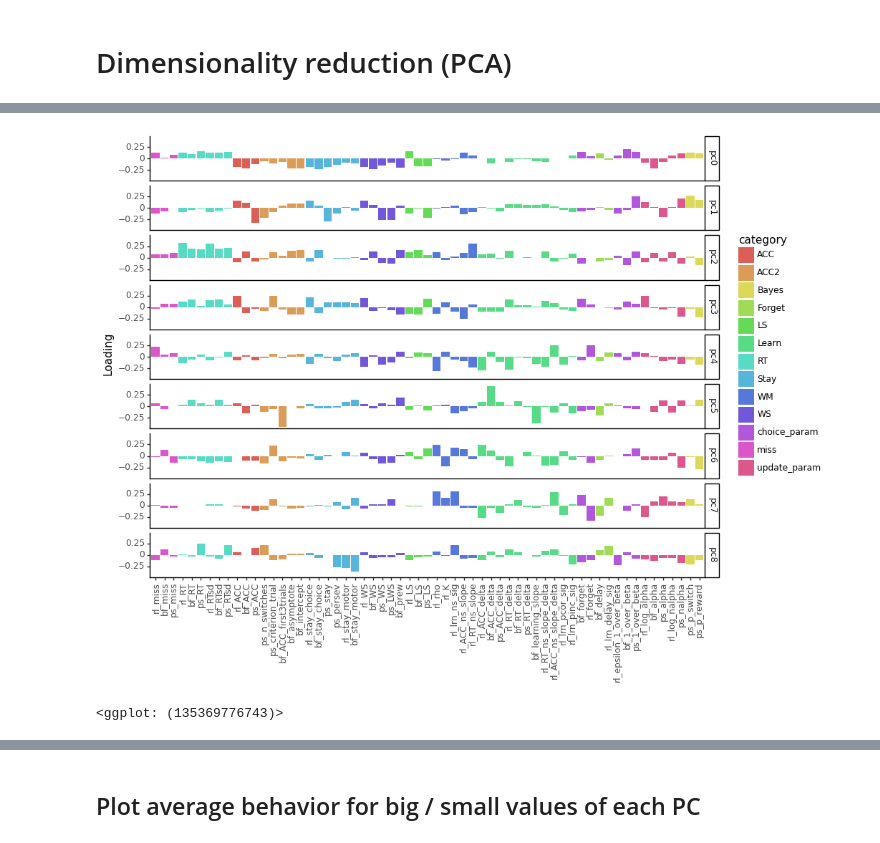
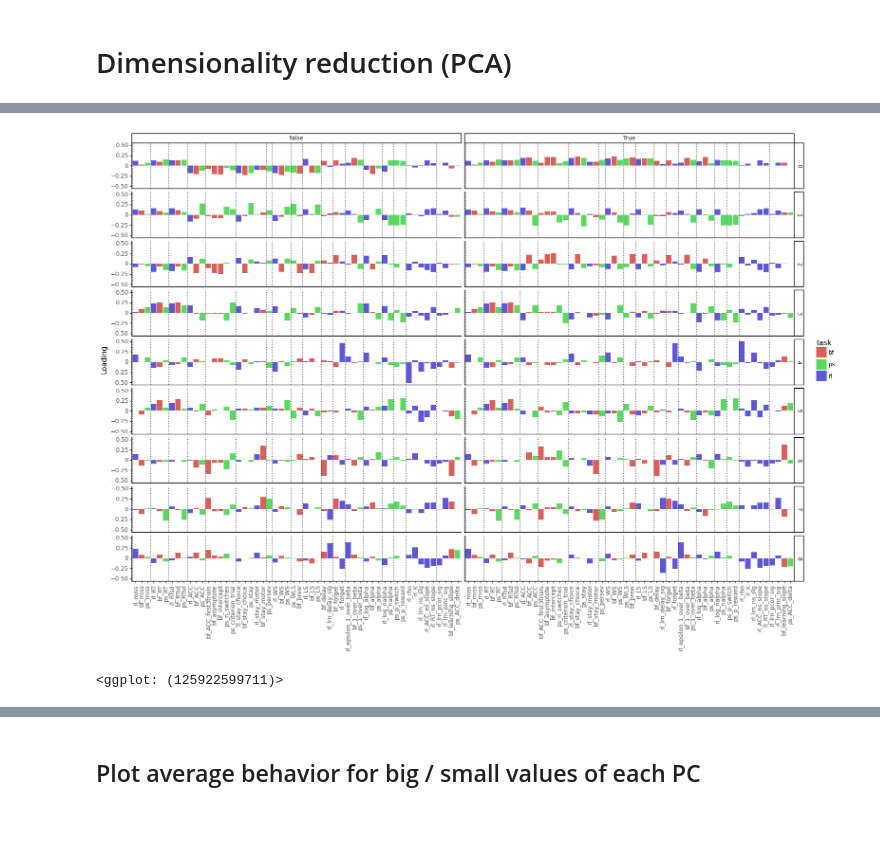
Before and after one commit to MariaEckstein/SLCN, a Jupyter notebook: models/MetaSLCN-06Plot3PCA.ipynb, the cells around one changed output, grey strips where cells are left out. Cells and saved outputs as stored; diff of their text form; code cells hidden in the pictures.

```diff
--- a/models/MetaSLCN-06Plot3PCA.ipynb
+++ b/models/MetaSLCN-06Plot3PCA.ipynb
@@ -241,22 +294,34 @@ for col in all_data.columns:
         choice_param_cols += [col]
     if 'alpha' in col:
         update_param_cols += [col]
+# %%
+def add_signed_pcs(loadings, pref=''):
+
+    signs = np.sign(loadings['pc0'])
+    for pc in ['pc{}'.format(i) for i in range(n_comp)]:
+        loadings['{}{}'.format(pref, pc)] = loadings[pc] * signs
+    return loadings
+
+# # Example use
+# add_signed_pcs(loadings_all)
 # %%
 def create_loadings_long(pca, pca_dat, n_comp=n_comp):
 
     loadings = pca.components_[:n_comp].T  # (n_components, n_features)
     loadings_pd = pd.DataFrame(loadings, columns=['pc{}'.format(i) for i in range(n_comp)], index=pca_dat.columns)
     loadings_pd = loadings_pd.reset_index().rename(columns={'index': 'feature'})
+    loadings_pd = add_signed_pcs(loadings_pd, 'ref_')
     loadings_long = loadings_pd.melt(
-        value_vars=['pc{}'.format(i) for i in range(n_comp)],
+#         value_vars=['pc{}'.format(i) for i in range(n_comp)],
         id_vars=['feature'])
 
     loadings_long['task'] = loadings_long['feature'].apply(lambda x : x[:2])
     loadings_long['ACC_RT'] = loadings_long['feature'].apply(name_from_index, names=['ACC', 'RT'])
     loadings_long['category'] = get_category_from_feature(loadings_long['feature'], category_dict)
     loadings_long['param_bool'] = loadings_long['feature'].apply(bool_from_index, names=param_cols)
-    loadings_long['PC'] = loadings_long['variable'].apply(lambda x : int(x[2:]))
-    loadings_long['pc<0>'] = loadings_long['value'].apply(lambda x: 'pc>0' if x > 0 else 'pc<0')
+    loadings_long['PC'] = loadings_long['variable'].apply(lambda x : int(x[-1]))
+    loadings_long['ref'] = loadings_long['variable'].apply(lambda x : 'ref' in x)
+#     loadings_long['pc<0>'] = loadings_long['value'].apply(lambda x: 'pc>0' if x > 0 else 'pc<0')
 
     for param in choice_param_cols:
         loadings_long.loc[loadings_long['feature'] == param, 'category'] = 'choice_param'
@@ -276,17 +341,24 @@ loadings_long_beh.to_csv(os.path.join(data_save_path, 'loadings_long_beh.csv'))
 loadings_long_par.to_csv(os.path.join(data_save_path, 'loadings_long_par.csv'))
 # %%
 x_ticks = []
+x_lines = []
+x = 0.5
 for features in category_dict.values():
     x_ticks += features
+    x_lines += [x]
+    x += len(features)
 
-g = (gg.ggplot(loadings_long_all, gg.aes('feature', 'value', fill='category'))
+gg.options.figure_size = (18, 12)
+g = (gg.ggplot(loadings_long_all, gg.aes('feature', 'value', fill='task'))
      + gg.geom_bar(stat='identity')
      + gg.scale_x_discrete(limits=x_ticks)
+     + gg.geom_vline(xintercept=x_lines, linetype='dotted')
      + gg.theme(axis_text_x=gg.element_text(rotation=90, hjust=0.5))
      + gg.labs(x='', y='Loading')
-     + gg.facet_grid('variable ~')
+     + gg.facet_grid('PC ~ ref')
     )
-g
+print(g)
+g.save(os.path.join(plot_save_path, '3PCALoadings.png'))
 # %% [output]
-[figure, old version]
+[figure, new version]
-<ggplot: (135369776743)>
+<ggplot: (125922599711)>
```
Also changed, not shown: parts of 21 cells of this notebook, 7 other files.
